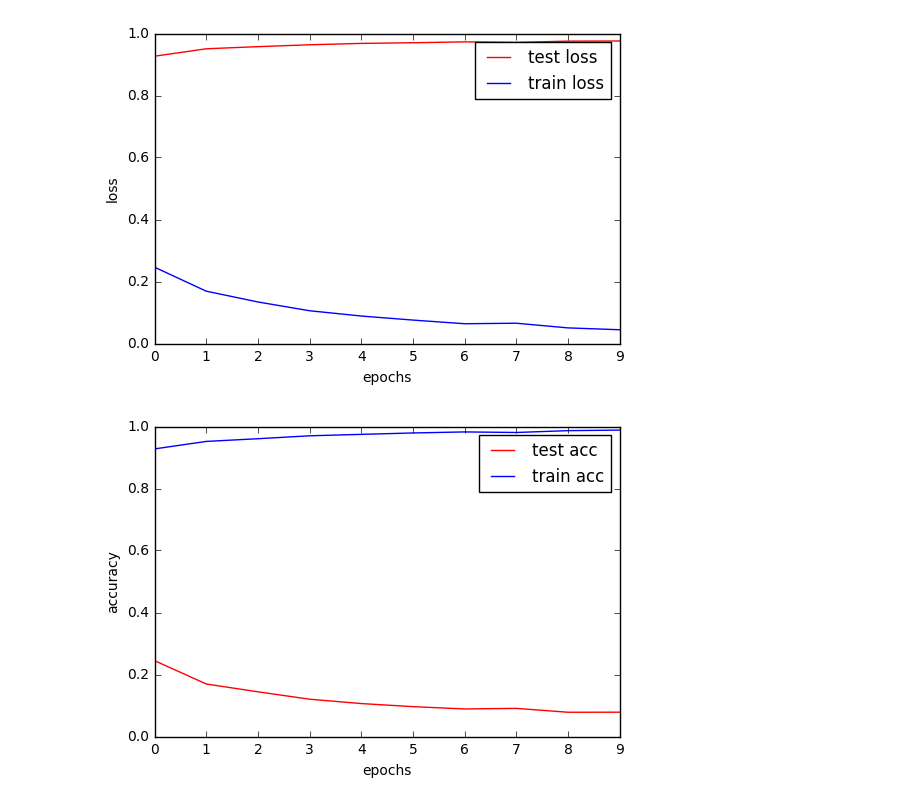
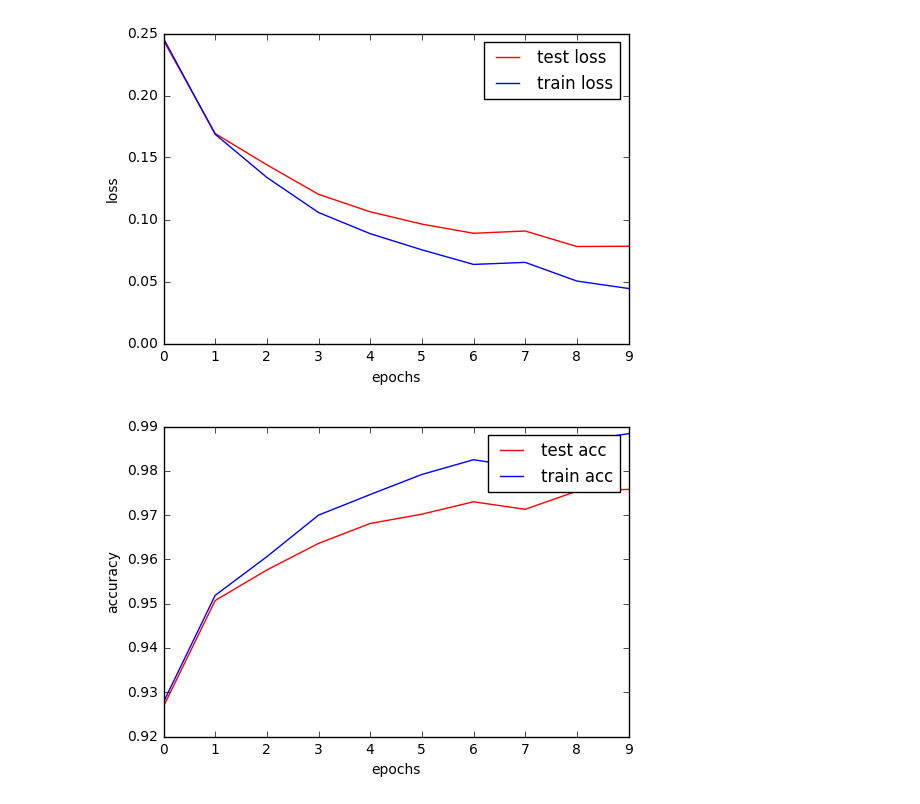
Before and after one commit to harperjiang/TTIC31230, a Jupyter notebook: ps1/PS1.ipynb, the cells around one changed output. Drawn from its saved outputs; the diff is of its cells as text; code cells hidden in the pictures.

```diff
--- a/ps1/PS1.ipynb
+++ b/ps1/PS1.ipynb
@@ -84,8 +84,8 @@ while ep < epoch:
     # evaluate on testset
     avg_acc, avg_loss = eval(v_imgs, v_labels)
     print("test accuracy=%.4f" % avg_acc)
-    test_loss.append(avg_acc)
-    test_acc.append(avg_loss)
+    test_loss.append(avg_loss)
+    test_acc.append(avg_acc)
     stime = time()
     ep += 1
 
@@ -125,6 +125,6 @@ Epoch 9: train loss = 0.0444 [62.998 secs]
 test accuracy=0.9758
-[figure, old version]
+[figure, new version]
-[figure, old version]
+[figure, new version]
 # %%
 # please complete the forward and backward function in Tanh class and test it.
 class Tanh:
```
Also changed, not shown: parts of 3 cells of this notebook.
